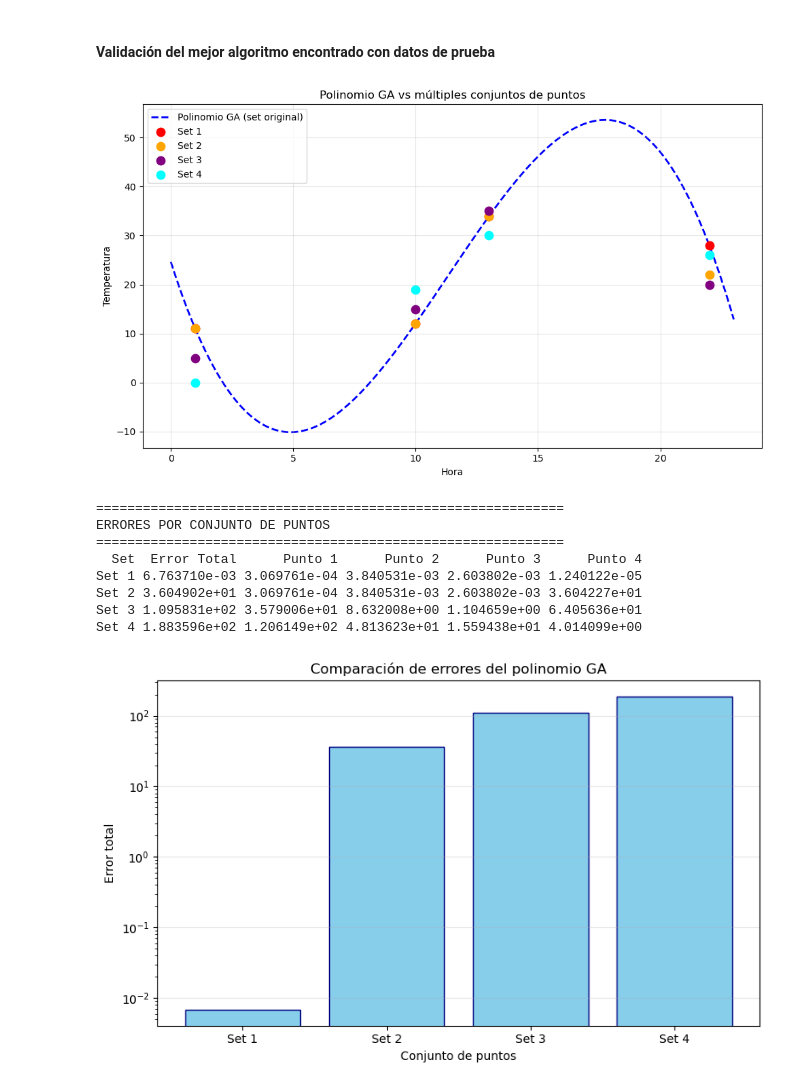
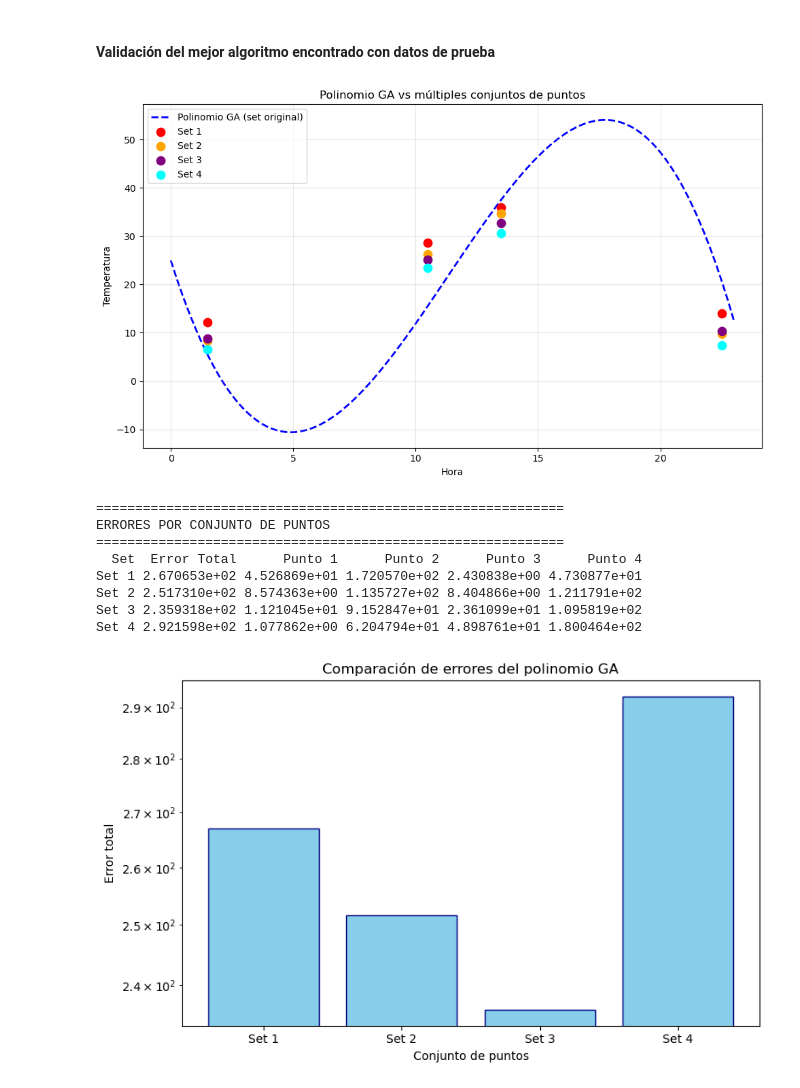
Before and after one commit to arigarmendia/algoritmos-evolutivos, a Jupyter notebook: notebooks/optimizacion_ga.ipynb, the cells around one changed output. Saved outputs shown, nothing was run; the diff lists cells and outputs as text; code cells hidden in the pictures.

```diff
--- a/notebooks/optimizacion_ga.ipynb
+++ b/notebooks/optimizacion_ga.ipynb
@@ -91,7 +92,7 @@ def run_ga(points, pop_size=100, cruceprob=0.7, mutacionprob=0.2,
 # %%
 # --- 4. Ejecución del Algoritmo Genético (única) ---
 print("=== Ejecución única del GA ===\n")
-pop, logbook, hof = run_ga(points, pop_size=200, ngen=500, seed=42)
+pop, logbook, hof = run_ga(pop_size=200, ngen=500, seed=42)
 
 best_ind = hof[0] # Tomo el primer elemento de la lista del hall de la fama que es el mejor
 a, b, c, d = best_ind # Separo cada coeficiente
@@ -183,7 +184,7 @@ Observación sobre esta ejecución: el algoritmo converge rápidamente, pero no
 # --- 6. Evaluación con múltiples trials ---
 
 # Creo una función que me permite calcular múltiples ensayos del mismo GA (30 veces por defecto)
-def run_multiple_trials(points, num_trials=30, pop_size=200, ngen=500, cruceprob=0.7, mutacionprob=0.2,
+def run_multiple_trials(num_trials=30, pop_size=200, ngen=500, cruceprob=0.7, mutacionprob=0.2,
                        base_seed=42, titulo='Base'):
     """Ejecuta múltiples trials del GA."""
     print(f"\n{'='*60}")
@@ -197,7 +198,7 @@ def run_multiple_trials(points, num_trials=30, pop_size=200, ngen=500, cruceprob
 
     for trial in range(num_trials):
         seed = base_seed + trial
-        pop, logbook, hof = run_ga(points, pop_size=pop_size,
+        pop, logbook, hof = run_ga(pop_size=pop_size,
                                    ngen=ngen, seed=seed, cruceprob=cruceprob, mutacionprob=mutacionprob, verbose=False)
 
         best_ind = hof[0]
@@ -221,19 +222,31 @@ def run_multiple_trials(points, num_trials=30, pop_size=200, ngen=500, cruceprob
 Analizamos 3 variantes del GA (A, B y C) con diferentes hiperparámetros (se varía el tamaño de población y el nro de generaciones) y comparamos sus resultados. Cada variante se ejecuta 30 veces.
 # %%
 # --- 7. Configuraciones de Algoritmos ---
-print("\n" + "="*60)
+print("\n" + "="*90)
 print("EVALUACIÓN DE HIPERPARÁMETROS")
-print("="*60)
+print("="*90)
 
 # Algoritmo A:
 errors_A, curves_A, coef_A = run_multiple_trials(
-    points, num_trials=30, pop_size=150, ngen=400, cruceprob=0.7, mutacionprob=0.2, titulo='Algoritmo_A')
+    num_trials=30, pop_size=150, ngen=400, cruceprob=0.7, mutacionprob=0.2, titulo='Algoritmo_A')
 
 # Algoritmo B:
 errors_B, curves_B, coef_B = run_multiple_trials(
-    points, num_trials=30, pop_size=250, ngen=600, cruceprob=0.8, mutacionprob=0.2, titulo='Algoritmo_B')
+    num_trials=30, pop_size=800, ngen=600, cruceprob=0.8, mutacionprob=0.2, titulo='Algoritmo_B')
+
+# # Algoritmo C:
+# errors_C, curves_C, coef_C = run_multiple_trials(
+#     points, num_trials=30, pop_size=400, ngen=800, cruceprob=0.8, mutacionprob=0.1, titulo='Algoritmo_C')
 
 # Algoritmo C:
 errors_C, curves_C, coef_C = run_multiple_trials(
-    points, num_trials=30, pop_size=400, ngen=800, cruceprob=0.8, mutacionprob=0.1, titulo='Algoritmo_C')
+    num_trials=30, pop_size=1500, ngen=1000, cruceprob=0.8, mutacionprob=0.2, titulo='Algoritmo_C')
+
+# Algoritmo D:
+errors_D, curves_D, coef_D = run_multiple_trials(
+    num_trials=30, pop_size=1500, ngen=1000, cruceprob=0.9, mutacionprob=0.2, titulo='Algoritmo_D')
+
+# Algoritmo E:
+errors_E, curves_E, coef_E = run_multiple_trials(
+    num_trials=30, pop_size=1500, ngen=1000, cruceprob=0.8, mutacionprob=0.1, titulo='Algoritmo_E')
 # %% [output]
@@ -334,10 +350,10 @@ print("MEJOR SOLUCIÓN GENERAL")
 print("="*60)
 
 # Determinar cuál algoritmo tuvo el mejor resultado
-best_errors = [np.min(errors_A), np.min(errors_B), np.min(errors_C)]
+best_errors = [np.min(errors_A), np.min(errors_B), np.min(errors_C), np.min(errors_D), np.min(errors_E)]
 best_algo_idx = np.argmin(best_errors)
-best_algo_names = ['Algoritmo_A', 'Algoritmo_B', 'Algoritmo_C']
-best_coefs = [coef_A, coef_B, coef_C]
+best_algo_names = ['Algoritmo_A', 'Algoritmo_B', 'Algoritmo_C', 'Algoritmo_D', 'Algoritmo_E']
+best_coefs = [coef_A, coef_B, coef_C, coef_D, coef_E]
 
 print(f"Mejor algoritmo: {best_algo_names[best_algo_idx]}")
 print(f"Error mínimo: {best_errors[best_algo_idx]:.6e}")
@@ -358,12 +374,10 @@ Coeficientes: a=-0.060048, b=2.039119, c=-15.645086, d=24.648493
 #### Validación del mejor algoritmo encontrado con datos de prueba
 # %%
 # --- 12. Validación con otros conjuntos de puntos ---
-point_sets = [
-    [(1, 11), (10, 12), (13, 34), (22, 28)],  # Original
-    [(1, 11), (10, 12), (13, 34), (22, 22)],
-    [(1, 5), (10, 15), (13, 35), (22, 20)],
-    [(1, 0), (10, 19), (13, 30), (22, 26)]
-]
+point_sets = [[(1.5, 12.22), (10.5, 28.67), (13.5, 35.98), (22.5, 13.94)],
+ [(1.5, 8.42), (10.5, 26.21), (13.5, 34.64), (22.5, 9.81)],
+ [(1.5, 8.84), (10.5, 25.12), (13.5, 32.68), (22.5, 10.35)],
+ [(1.5, 6.53), (10.5, 23.43), (13.5, 30.54), (22.5, 7.4)]]
 
 xs = np.linspace(0, 23, 200)
 ys_ga = a * xs**3 + b * xs**2 + c * xs + d
@@ -403,36 +417,36 @@ for idx, pts in enumerate(point_sets, 1):
         'Punto 1': f"{individual_errors[0]:.6e}",
         'Punto 2': f"{individual_errors[1]:.6e}",
         'Punto 3': f"{individual_errors[2]:.6e}",
         'Punto 4': f"{individual_errors[3]:.6e}"
     })
 
 df_errors = pd.DataFrame(errors_data)
 print("\n" + "="*60)
 print("ERRORES POR CONJUNTO DE PUNTOS")
 print("="*60)
 print(df_errors.to_string(index=False))
 
 # Gráfico de barras
 plt.figure(figsize=(8, 5))
 errors_total = [sum((a*x**3 + b*x**2 + c*x + d - y)**2 for x, y in pts)
                 for pts in point_sets]
 sets = [f'Set {i+1}' for i in range(len(point_sets))]
 plt.bar(sets, errors_total, color='skyblue', edgecolor='navy')
 plt.xlabel("Conjunto de puntos")
 plt.ylabel("Error total")
 plt.title("Comparación de errores del polinomio GA")
 plt.yscale('log')
 plt.grid(True, axis='y', alpha=0.3)
 plt.tight_layout()
 plt.show()
 # %% [output]
-[figure, old version]
+[figure, new version]
 ============================================================
 ERRORES POR CONJUNTO DE PUNTOS
 ============================================================
   Set  Error Total      Punto 1      Punto 2      Punto 3      Punto 4
-Set 1 6.763710e-03 3.069761e-04 3.840531e-03 2.603802e-03 1.240122e-05
-Set 2 3.604902e+01 3.069761e-04 3.840531e-03 2.603802e-03 3.604227e+01
-Set 3 1.095831e+02 3.579006e+01 8.632008e+00 1.104659e+00 6.405636e+01
-Set 4 1.883596e+02 1.206149e+02 4.813623e+01 1.559438e+01 4.014099e+00
+Set 1 2.670653e+02 4.526869e+01 1.720570e+02 2.430838e+00 4.730877e+01
+Set 2 2.517310e+02 8.574363e+00 1.135727e+02 8.404866e+00 1.211791e+02
+Set 3 2.359318e+02 1.121045e+01 9.152847e+01 2.361099e+01 1.095819e+02
+Set 4 2.921598e+02 1.077862e+00 6.204794e+01 4.898761e+01 1.800464e+02
-[figure, old version]
+[figure, new version]
```
Also changed, not shown: parts of 11 cells of this notebook.
